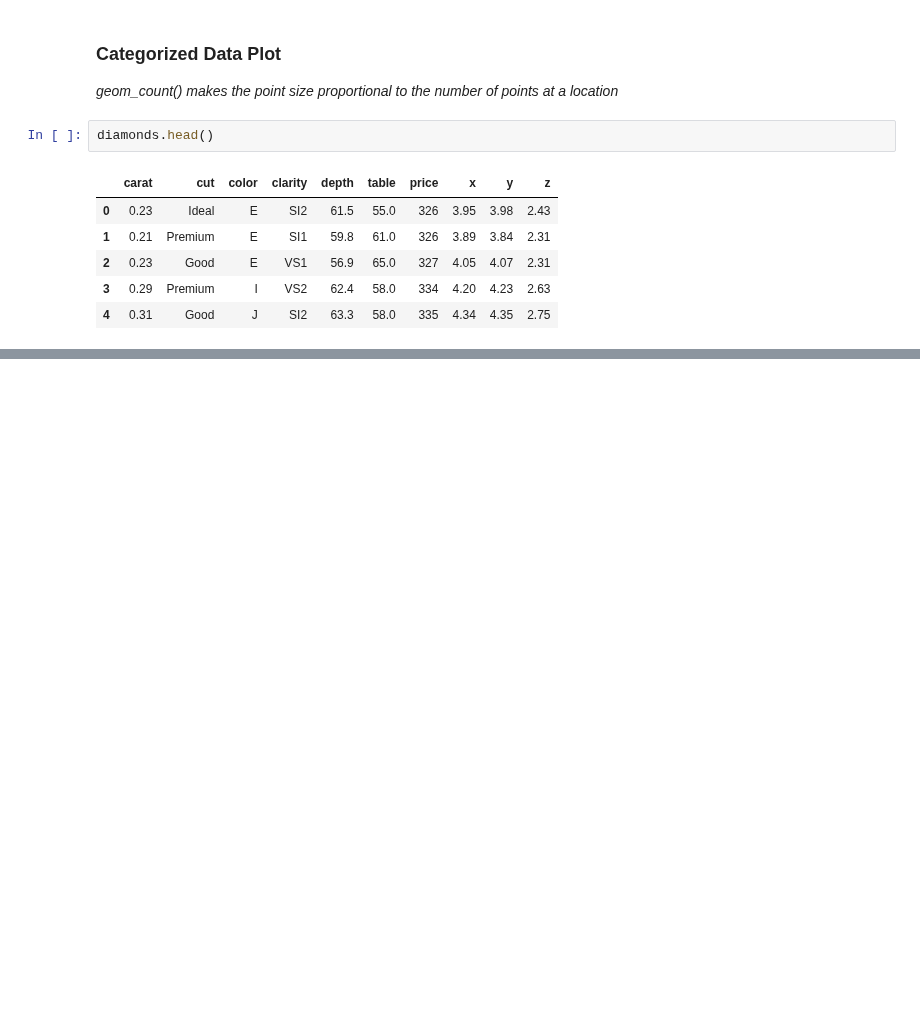
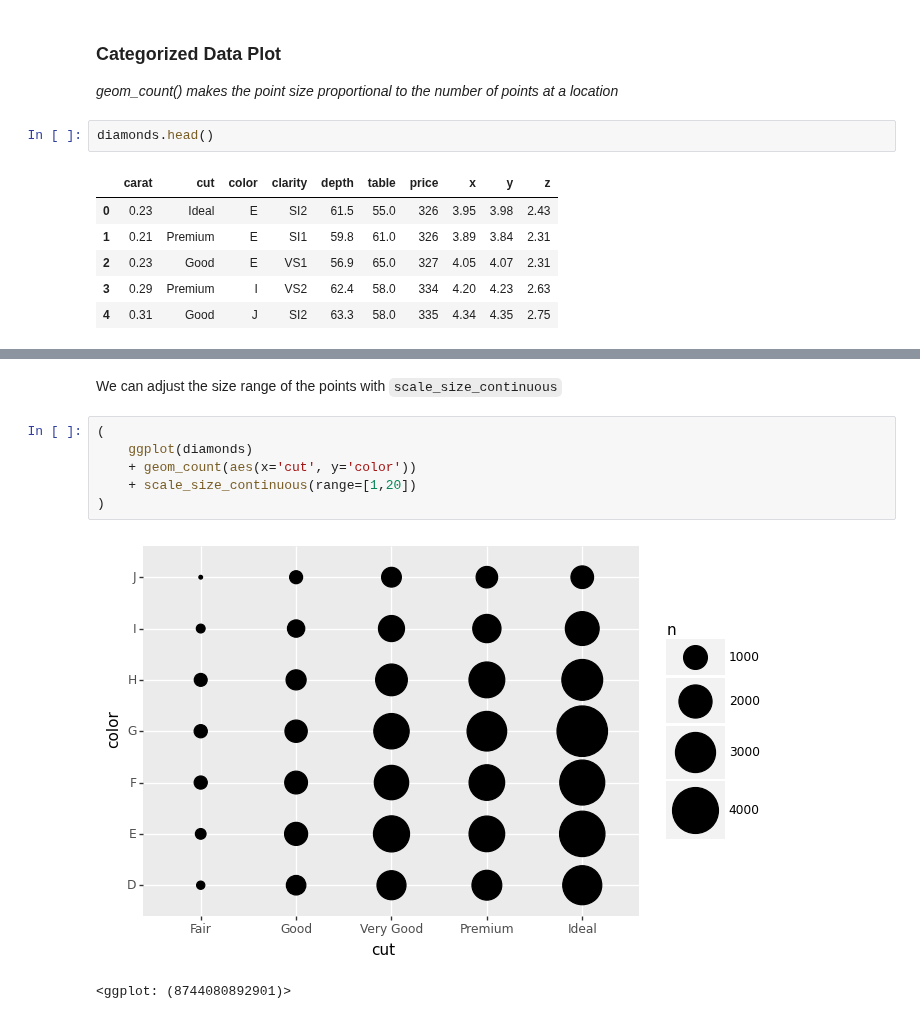
Before and after one commit to has2k1/plotnine-examples, a Jupyter notebook: plotnine_examples/examples/geom_count.ipynb, the cells around one changed output, grey strips where cells are left out. Saved outputs shown, nothing was run; the diff lists cells and outputs as text; blank space fills up the shorter version.

Commit message:
Add size adjusting example to geom_count

```diff
--- a/plotnine_examples/examples/geom_count.ipynb
+++ b/plotnine_examples/examples/geom_count.ipynb
@@ -25,0 +26,11 @@ ggplot(diamonds) + geom_count(aes(x='cut', y='color'))
+# %% [markdown]
+We can adjust the size range of the points with `scale_size_continuous`
+# %%
+(
+    ggplot(diamonds)
+    + geom_count(aes(x='cut', y='color'))
+    + scale_size_continuous(range=[1,20])
+)
+# %% [output]
+[figure, added]
+<ggplot: (8744080892901)>
```
Also changed, not shown: parts of 1 cell of this notebook.
